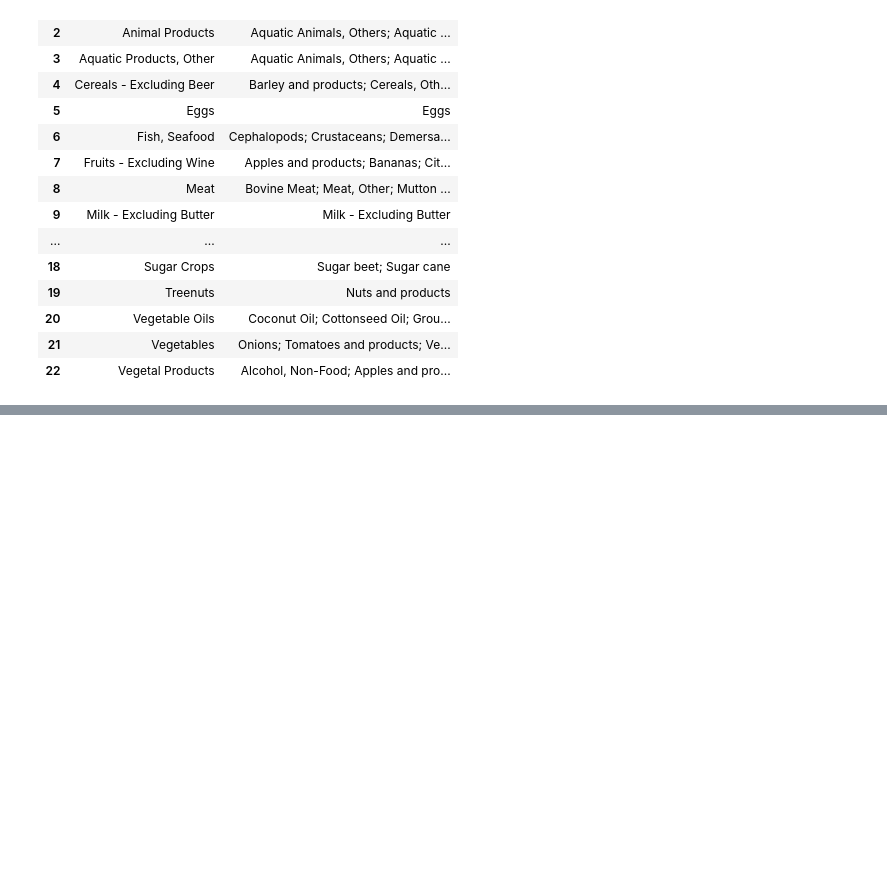
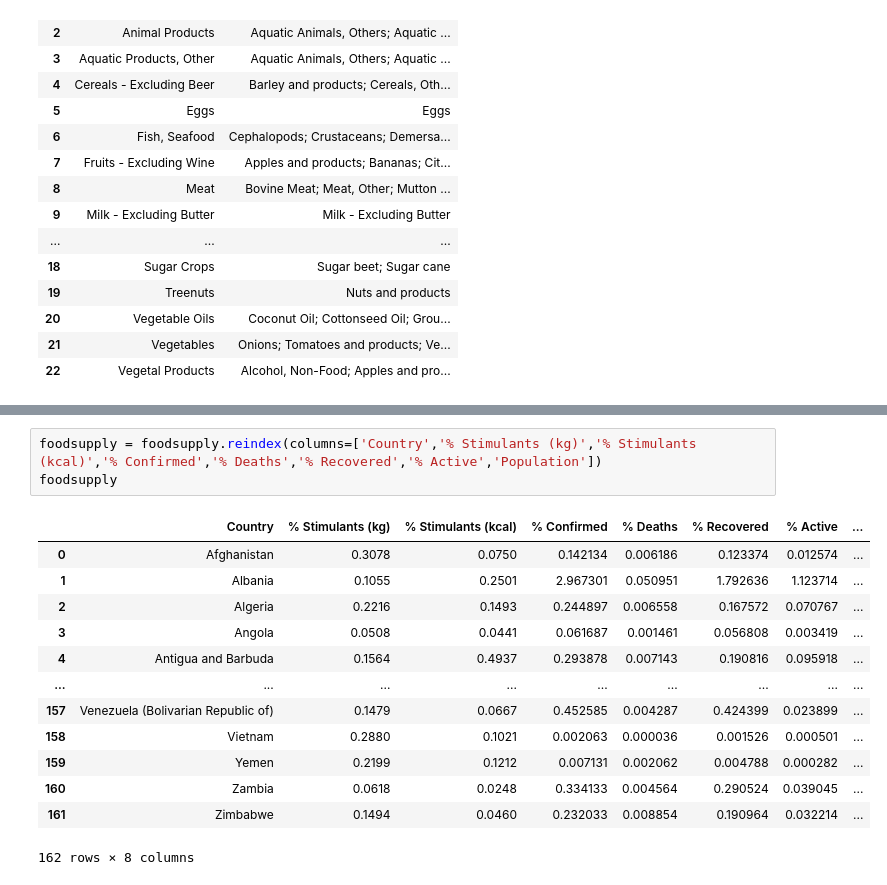
Before and after one commit to data301-2021-summer2/project-group28-project, a Jupyter notebook: analysis/YuenYee/Milestone2.ipynb, the cells around one changed output, grey strips where cells are left out. Drawn from its saved outputs; the diff is of its cells as text; blank space fills up the shorter version.

```diff
--- a/analysis/YuenYee/Milestone2.ipynb
+++ b/analysis/YuenYee/Milestone2.ipynb
@@ -138,0 +236,17 @@ foodsupply
+# %%
+foodsupply = foodsupply.reindex(columns=['Country','% Stimulants (kg)','% Stimulants (kcal)','% Confirmed','% Deaths','% Recovered','% Active','Population'])
+foodsupply
+# %% [output]
+|  | Country | % Stimulants (kg) | % Stimulants (kcal) | % Confirmed | % Deaths | % Recovered | % Active | ... |
+| 0 | Afghanistan | 0.3078 | 0.0750 | 0.142134 | 0.006186 | 0.123374 | 0.012574 | ... |
+| 1 | Albania | 0.1055 | 0.2501 | 2.967301 | 0.050951 | 1.792636 | 1.123714 | ... |
+| 2 | Algeria | 0.2216 | 0.1493 | 0.244897 | 0.006558 | 0.167572 | 0.070767 | ... |
+| 3 | Angola | 0.0508 | 0.0441 | 0.061687 | 0.001461 | 0.056808 | 0.003419 | ... |
+| 4 | Antigua and Barbuda | 0.1564 | 0.4937 | 0.293878 | 0.007143 | 0.190816 | 0.095918 | ... |
+| ... | ... | ... | ... | ... | ... | ... | ... | ... |
+| 157 | Venezuela (Bolivarian Republic of) | 0.1479 | 0.0667 | 0.452585 | 0.004287 | 0.424399 | 0.023899 | ... |
+| 158 | Vietnam | 0.2880 | 0.1021 | 0.002063 | 0.000036 | 0.001526 | 0.000501 | ... |
+| 159 | Yemen | 0.2199 | 0.1212 | 0.007131 | 0.002062 | 0.004788 | 0.000282 | ... |
+| 160 | Zambia | 0.0618 | 0.0248 | 0.334133 | 0.004564 | 0.290524 | 0.039045 | ... |
+| 161 | Zimbabwe | 0.1494 | 0.0460 | 0.232033 | 0.008854 | 0.190964 | 0.032214 | ... |
+162 rows × 8 columns
```
Also changed, not shown: parts of 25 cells of this notebook.
